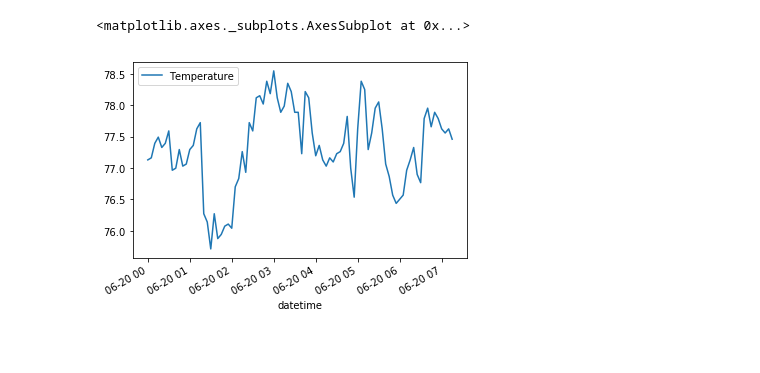
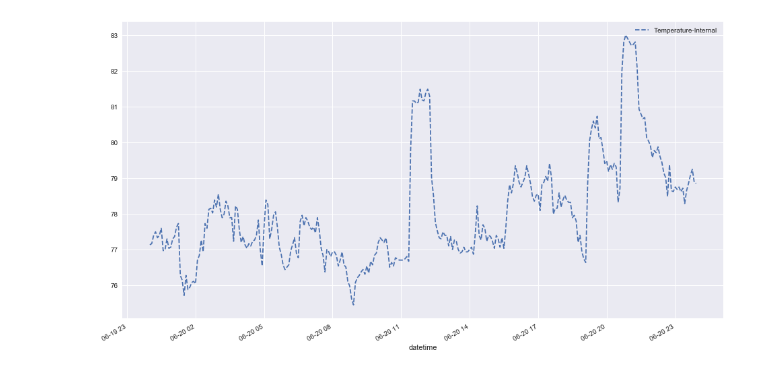
Before and after one commit to jaimevirgen/TFNotebooks, a Jupyter notebook: Notebooks/ChartTemp/ChartTemp.ipynb, the cells around one changed output. Drawn from its saved outputs; the diff is of its cells as text; code cells hidden in the pictures; blank space fills up the shorter version.

Commit message:
Day Temp Charting:

```diff
--- a/Notebooks/ChartTemp/ChartTemp.ipynb
+++ b/Notebooks/ChartTemp/ChartTemp.ipynb
@@ -1,12 +1,16 @@
 # %%
 import matplotlib.pyplot as plt
 import matplotlib.dates as mdates
 import pandas as pd
+import seaborn as sns
+
+sns.set(rc={"figure.figsize": (16, 9)})
 
 filePath = '/Users/jaimevirgen/Code/Repos/TFNotebooks/Notebooks/ChartTemp/Data/20180620.csv'
 
-df = pd.read_csv(filePath, parse_dates=['datetime'], index_col="datetime")
-df.plot(y='Temperature')
+df = pd.read_csv(filePath, parse_dates=['datetime'], usecols=['datetime', 'Temperature-Internal' ])
+
+df.plot(x='datetime',  y='Temperature-Internal' , style='--' )
+plt.savefig('/Users/jaimevirgen/Code/Repos/TFNotebooks/Notebooks/ChartTemp/Chart')
 # %% [output]
-<matplotlib.axes._subplots.AxesSubplot at 0x...>
-[figure, old version]
+[figure, new version]
```
Also changed, not shown: 3 other files.
